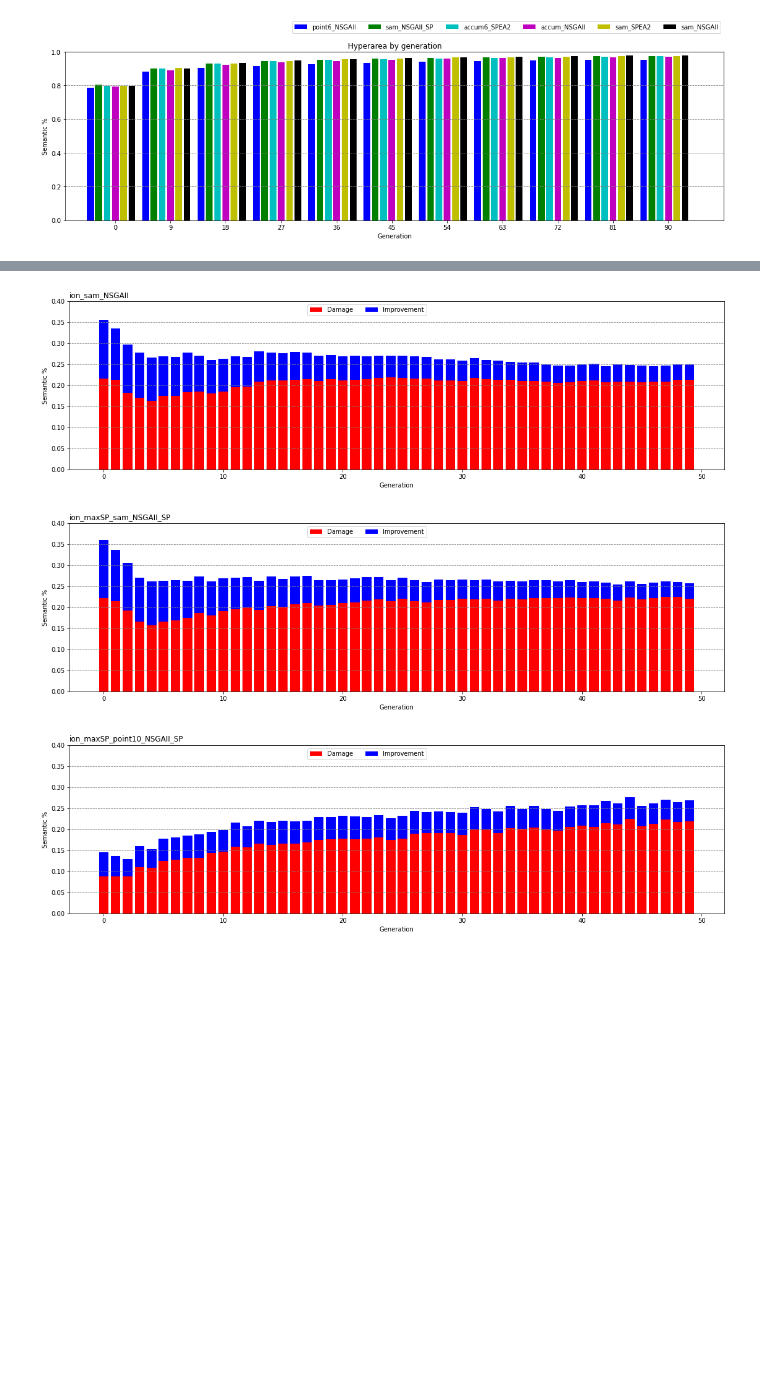
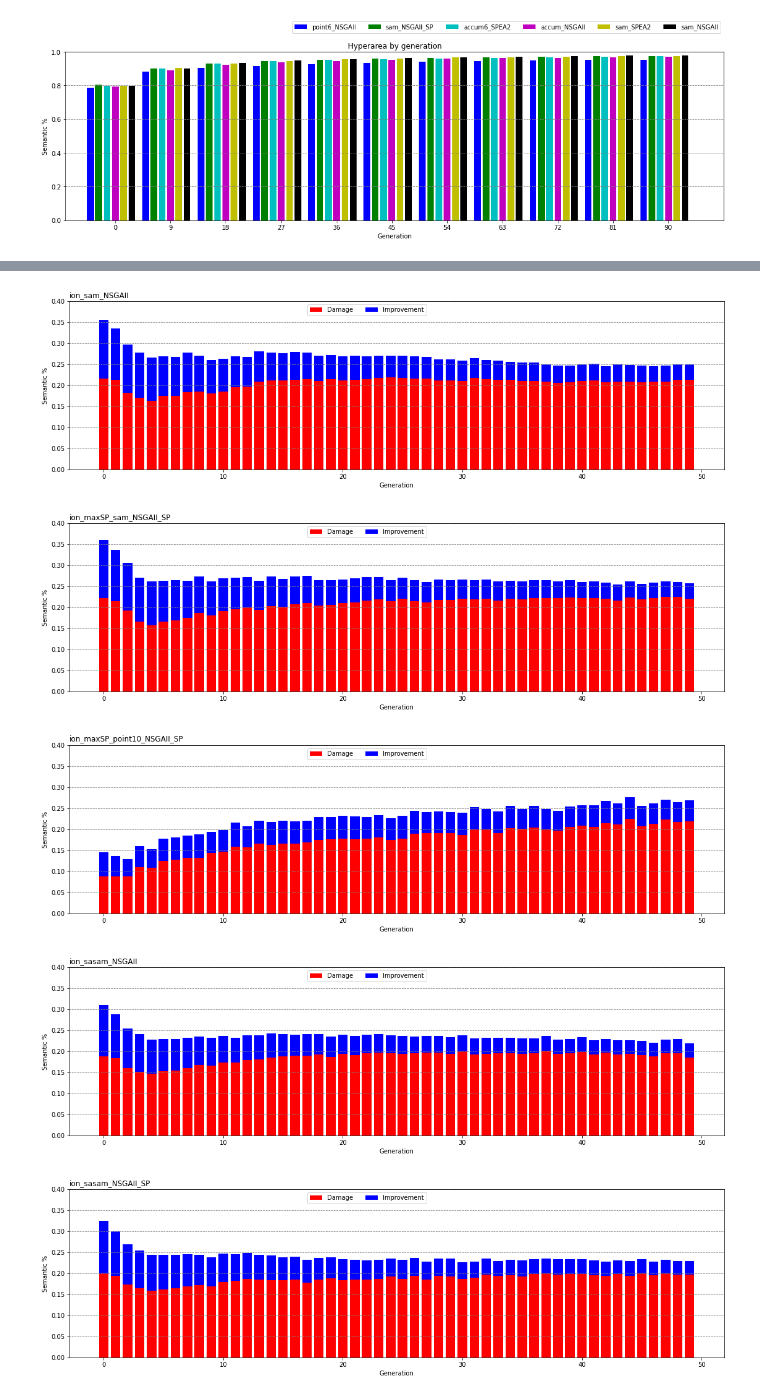
Before and after one commit to 33fred33/Generic_EA, a Jupyter notebook: debugger_notebook.ipynb, the cells around one changed output, grey strips where cells are left out. Drawn from its saved outputs; the diff is of its cells as text; code cells hidden in the pictures; blank space fills up the shorter version.

```diff
--- a/debugger_notebook.ipynb
+++ b/debugger_notebook.ipynb
@@ -779,7 +784,8 @@ split_paths = {0:["outputs","ion_point5_NSGAII_2021_05_11-19_20_13"]
             ,2:["outputs","ion_sam_NSGAII_2021_05_14-16_34_06"]
             ,4:["outputs","ion_maxSP_sam_NSGAII_SP_2021_05_14-05_04_24"]
             ,5:["outputs","ion_maxSP_point10_NSGAII_SP_2021_05_14-11_52_02"]
-              }
+            ,6:["outputs","ion_sasam_NSGAII_2021_05_17-22_19_53"]
+            ,7:["outputs","ion_sasam_NSGAII_SP_2021_05_18-03_15_03"] }
 exp_names = [x[1].split("_2021")[0].split("ion_")[1] for x in split_paths.values()]
 trials = 30
 max_gen = 50
@@ -788,7 +794,17 @@ columns = ["Gen"
             ,"Avg_improved_semantics_from_parent"
             ,"Hyperarea"
             ,"Avg_semantic_change_balance"
-            ,"Fitness_evals"]
+            ,"Fitness_evals"
+            ,"Avg_semantic_distance_from_parent"
+            ,"Avg_active_nodes_diff_from_parent"
+            ,"Avg_active_nodes"
+            ,"front_Avg_accuracy_in_label_0"
+            ,"front_Avg_accuracy_in_label_1"
+            ,"front_Pop_size"
+            ,"front_Avg_active_nodes"
+            ,"Avg_accuracy_in_label_0"
+            ,"Avg_accuracy_in_label_1"
+            ]
 
 file_name = "Gen_logs.csv"
 gen_logs = {}
@@ -807,6 +823,15 @@ for exp_id,trial_g_log in gen_logs.items():
     hyperarea = defaultdict(lambda: [])
     balance = defaultdict(lambda: [])
     fitness_evals = defaultdict(lambda: [])
+    sd =  defaultdict(lambda: [])
+    Avg_active_nodes_diff_from_parent = defaultdict(lambda: [])
+    Avg_active_nodes = defaultdict(lambda: [])
+    front_Avg_accuracy_in_label_0 = defaultdict(lambda: [])
+    front_Avg_accuracy_in_label_1 = defaultdict(lambda: [])
+    front_Pop_size = defaultdict(lambda: [])
+    front_Avg_active_nodes = defaultdict(lambda: [])
+    Avg_accuracy_in_label_0 = defaultdict(lambda: [])
+    Avg_accuracy_in_label_1 = defaultdict(lambda: [])
     for trial in range(trials):
         gen_log = trial_g_log[trial]
         #for gen in range(max(gen_log["Gen"])):
@@ -816,39 +841,86 @@ for exp_id,trial_g_log in gen_logs.items():
             hyperarea[gen].append(list(gen_log.loc[gen_log[columns[0]]==gen,columns[3]])[0])
             balance[gen].append(list(gen_log.loc[gen_log[columns[0]]==gen,columns[4]])[0])
             fitness_evals[gen].append(list(gen_log.loc[gen_log[columns[0]]==gen,columns[5]])[0])
+            sd[gen].append(list(gen_log.loc[gen_log[columns[0]]==gen,columns[6]])[0])
+            Avg_active_nodes_diff_from_parent[gen].append(list(gen_log.loc[gen_log[columns[0]]==gen,columns[7]])[0])
+            Avg_active_nodes[gen].append(list(gen_log.loc[gen_log[columns[0]]==gen,columns[8]])[0])
+            front_Avg_accuracy_in_label_0[gen].append(list(gen_log.loc[gen_log[columns[0]]==gen,columns[9]])[0])
+            front_Avg_accuracy_in_label_1[gen].append(list(gen_log.loc[gen_log[columns[0]]==gen,columns[10]])[0])
+            front_Pop_size[gen].append(list(gen_log.loc[gen_log[columns[0]]==gen,columns[11]])[0])
+            front_Avg_active_nodes[gen].append(list(gen_log.loc[gen_log[columns[0]]==gen,columns[12]])[0])
+            Avg_accuracy_in_label_0[gen].append(list(gen_log.loc[gen_log[columns[0]]==gen,columns[13]])[0])
+            Avg_accuracy_in_label_1[gen].append(list(gen_log.loc[gen_log[columns[0]]==gen,columns[14]])[0])
     for gen in damage.keys():
         damage_mean = stat.mean(damage[gen])
         improvement_mean = stat.mean(improvement[gen])
         hyperarea_mean = stat.mean(hyperarea[gen])
         balance_mean = stat.mean(balance[gen])
-        fitness_evals_mean = stat.mean(balance[gen])
-        semantic_damage_bars[exp_id].append([gen,damage_mean,improvement_mean,hyperarea_mean,balance_mean,fitness_evals_mean])
+        fitness_evals_mean = stat.mean(fitness_evals[gen])
+        sd_mean = stat.mean(sd[gen])
+        m_Avg_active_nodes_diff_from_parent = stat.mean(Avg_active_nodes_diff_from_parent[gen])
+        m_Avg_active_nodes = stat.mean(Avg_active_nodes[gen])
+        m_front_Avg_accuracy_in_label_0 = stat.mean(front_Avg_accuracy_in_label_0[gen])
+        m_front_Avg_accuracy_in_label_1= stat.mean(front_Avg_accuracy_in_label_1[gen])
+        m_front_Pop_size = stat.mean(front_Pop_size[gen])
+        m_front_Avg_active_nodes = stat.mean(front_Avg_active_nodes[gen])
+        m_Avg_accuracy_in_label_0 = stat.mean(Avg_accuracy_in_label_0[gen])
+        m_Avg_accuracy_in_label_1 = stat.mean(Avg_accuracy_in_label_1[gen])
+        semantic_damage_bars[exp_id].append([gen
+                                    ,damage_mean
+                                    ,improvement_mean
+                                    ,hyperarea_mean
+                                    ,balance_mean
+                                    ,fitness_evals_mean
+                                    ,sd_mean
+                                    ,m_Avg_active_nodes_diff_from_parent
+                                    ,m_Avg_active_nodes
+                                    ,m_front_Avg_accuracy_in_label_0
+                                    ,m_front_Avg_accuracy_in_label_1
+                                    ,m_front_Pop_size
+                                    ,m_front_Avg_active_nodes
+                                    ,m_Avg_accuracy_in_label_0
+                                    ,m_Avg_accuracy_in_label_1
+                                    ])
 
 
-pd_logs = {k:pd.DataFrame(a, columns = columns) for k,a in semantic_damage_bars.items()}
+for exp_idx in split_paths.keys():
+    np_logs = np.array(semantic_damage_bars[exp_idx])
+    accum_fitness_evals = []
+    for i,val in enumerate(np_logs[:,5]):
+        if i==0:
+            accum_fitness_evals.append(val)
+        else:
+            accum = accum_fitness_evals[i-1] + val
+            accum_fitness_evals.append(accum)
+    semantic_damage_bars[exp_idx] = [row + [accum_fitness_evals[c]] for c,row in enumerate(semantic_damage_bars[exp_idx])]
+
+
+pd_logs = {k:pd.DataFrame(a, columns = columns + ["accum_fc"]) for k,a in semantic_damage_bars.items()}
 orig_semantic_damage_bars = semantic_damage_bars
 semantic_damage_bars = {k:np.array(a).T.tolist() for k,a in semantic_damage_bars.items()}
 
 
 for i in split_paths.keys():#range(len(semantic_damage_bars)):
     fig, ax = plt.subplots(1, figsize=(19, 5))
     plt.bar(semantic_damage_bars[i][0], semantic_damage_bars[i][1], color='red')
     plt.bar(semantic_damage_bars[i][0], semantic_damage_bars[i][2], bottom = semantic_damage_bars[i][1], color='blue')
 
     plt.title(split_paths[i][1].split("_2021")[0], loc='left')
     plt.legend(["Damage","Improvement"], bbox_to_anchor=([0.55, 1, 0, 0]), ncol=2, frameon=True)
     plt.xlabel('Generation')
     plt.ylabel('Semantic %')
     ax.yaxis.grid(color='gray', linestyle='dashed')
     plt.ylim(0,0.4)
 
     plt.show()
 # %% [output]
 [figure]
 [figure]
 [figure]
 [figure]
 [figure]
 [figure]
+[figure, added]
+[figure, added]
 # %%
 gen_jump = 7
```
Also changed, not shown: parts of 5 cells of this notebook, 3 other files.
